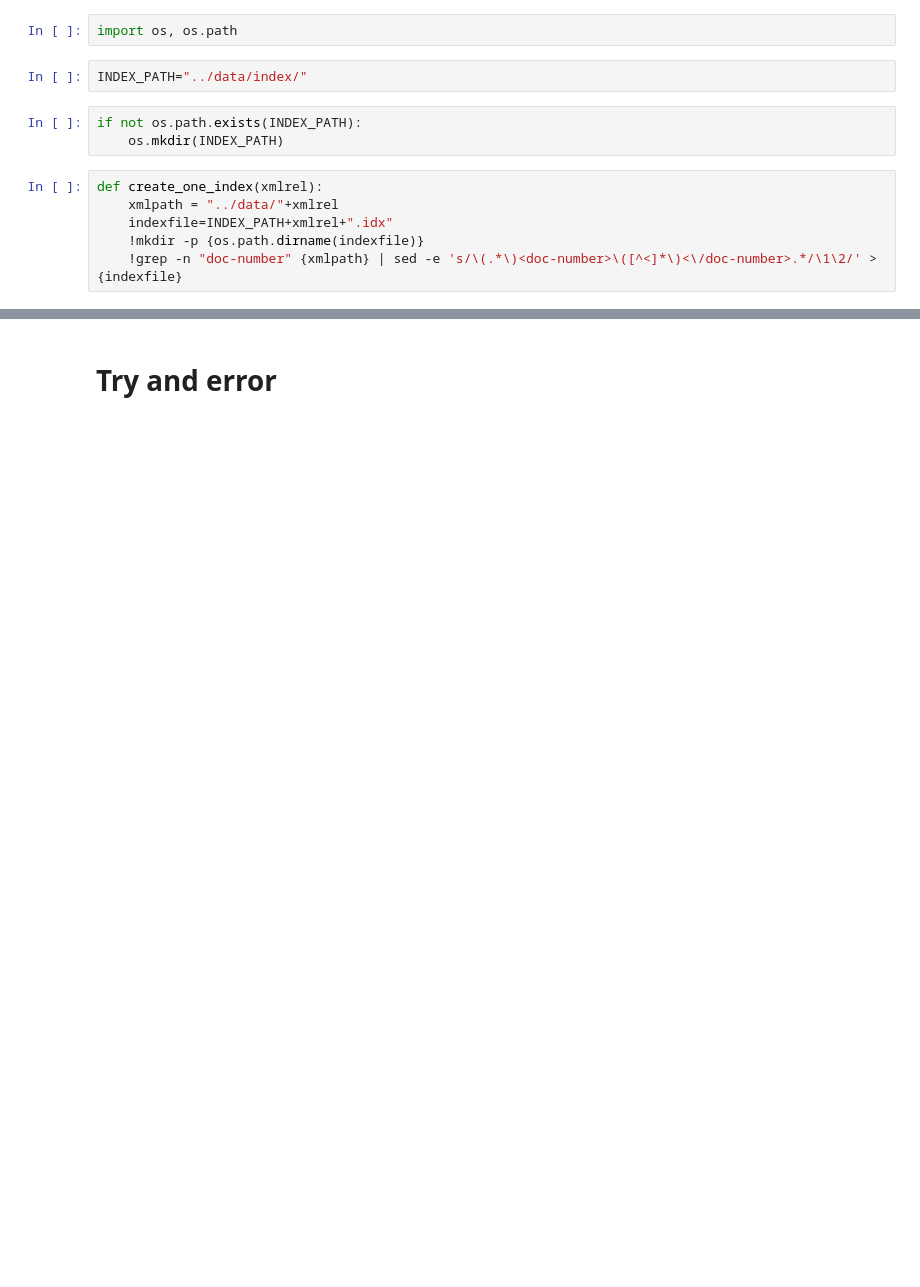
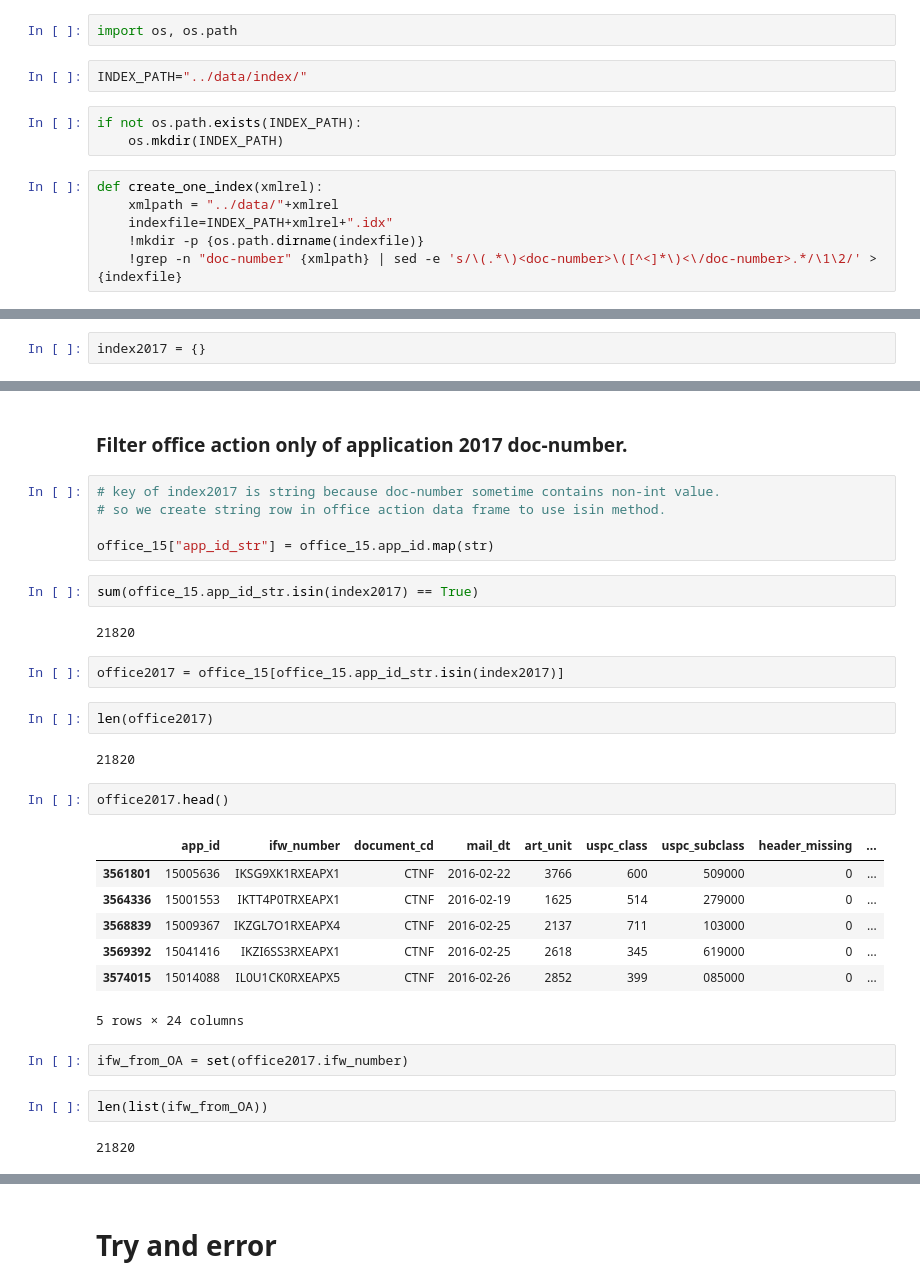
Before and after one commit to yoheikikuta/US-patent-analysis, a Jupyter notebook: notebook/data_collection.ipynb, the cells around one changed output, grey strips where cells are left out. Drawn from its saved outputs; the diff is of its cells as text; blank space fills up the shorter version.

Commit message:
Filter office action and citation done.

```diff
--- a/notebook/data_collection.ipynb
+++ b/notebook/data_collection.ipynb
@@ -106,0 +195,2 @@ create_one_index("grants2012/ipg120103.xml")
+# %%
+index2017 = {}
@@ -106,0 +205,33 @@ create_one_index("grants2012/ipg120103.xml")
+# %% [markdown]
+### Filter office action only of application 2017 doc-number.
+# %%
+# key of index2017 is string because doc-number sometime contains non-int value.
+# so we create string row in office action data frame to use isin method.
+
+office_15["app_id_str"] = office_15.app_id.map(str)
+# %%
+sum(office_15.app_id_str.isin(index2017) == True)
+# %% [output]
+21820
+# %%
+office2017 = office_15[office_15.app_id_str.isin(index2017)]
+# %%
+len(office2017)
+# %% [output]
+21820
+# %%
+office2017.head()
+# %% [output]
+|  | app_id | ifw_number | document_cd | mail_dt | art_unit | uspc_class | uspc_subclass | header_missing | ... |
+| 3561801 | 15005636 | IKSG9XK1RXEAPX1 | CTNF | 2016-02-22 | 3766 | 600 | 509000 | 0 | ... |
+| 3564336 | 15001553 | IKTT4P0TRXEAPX1 | CTNF | 2016-02-19 | 1625 | 514 | 279000 | 0 | ... |
+| 3568839 | 15009367 | IKZGL7O1RXEAPX4 | CTNF | 2016-02-25 | 2137 | 711 | 103000 | 0 | ... |
+| 3569392 | 15041416 | IKZI6SS3RXEAPX1 | CTNF | 2016-02-25 | 2618 | 345 | 619000 | 0 | ... |
+| 3574015 | 15014088 | IL0U1CK0RXEAPX5 | CTNF | 2016-02-26 | 2852 | 399 | 085000 | 0 | ... |
+5 rows × 24 columns
+# %%
+ifw_from_OA = set(office2017.ifw_number)
+# %%
+len(list(ifw_from_OA))
+# %% [output]
+21820
```
Also changed, not shown: parts of 37 cells of this notebook.
